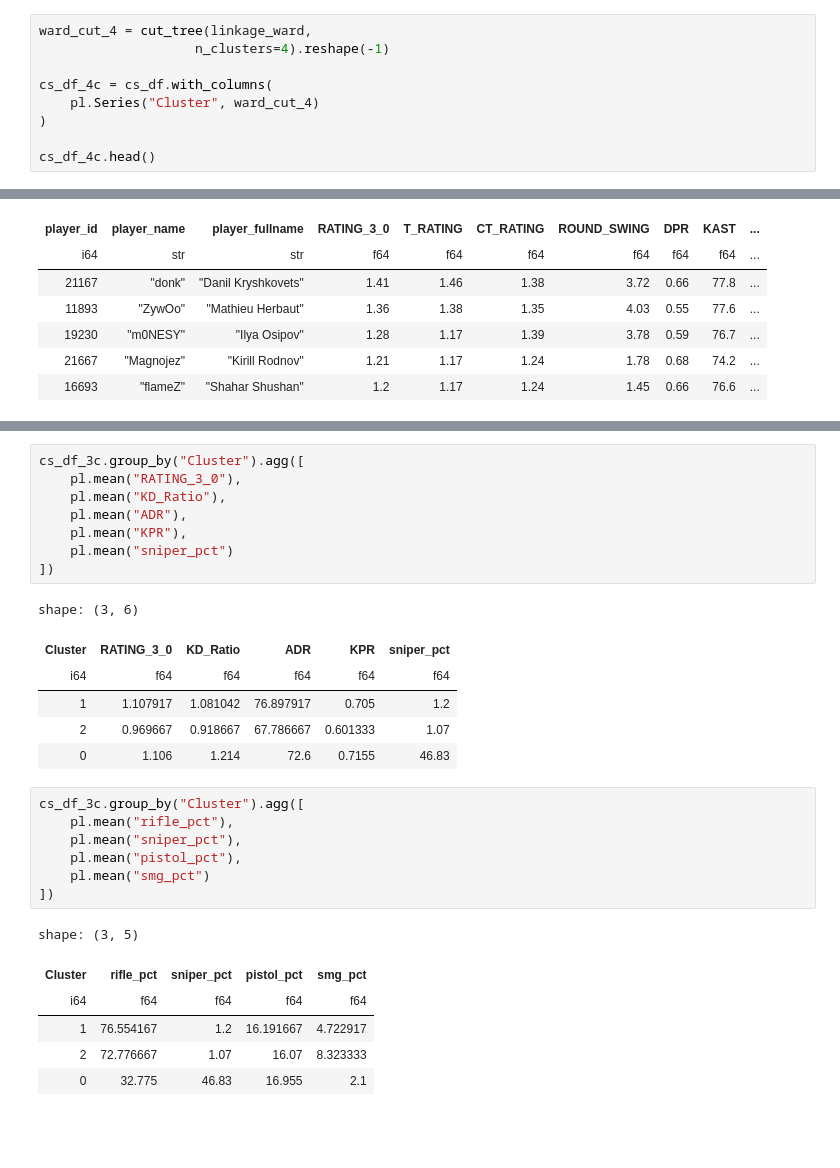
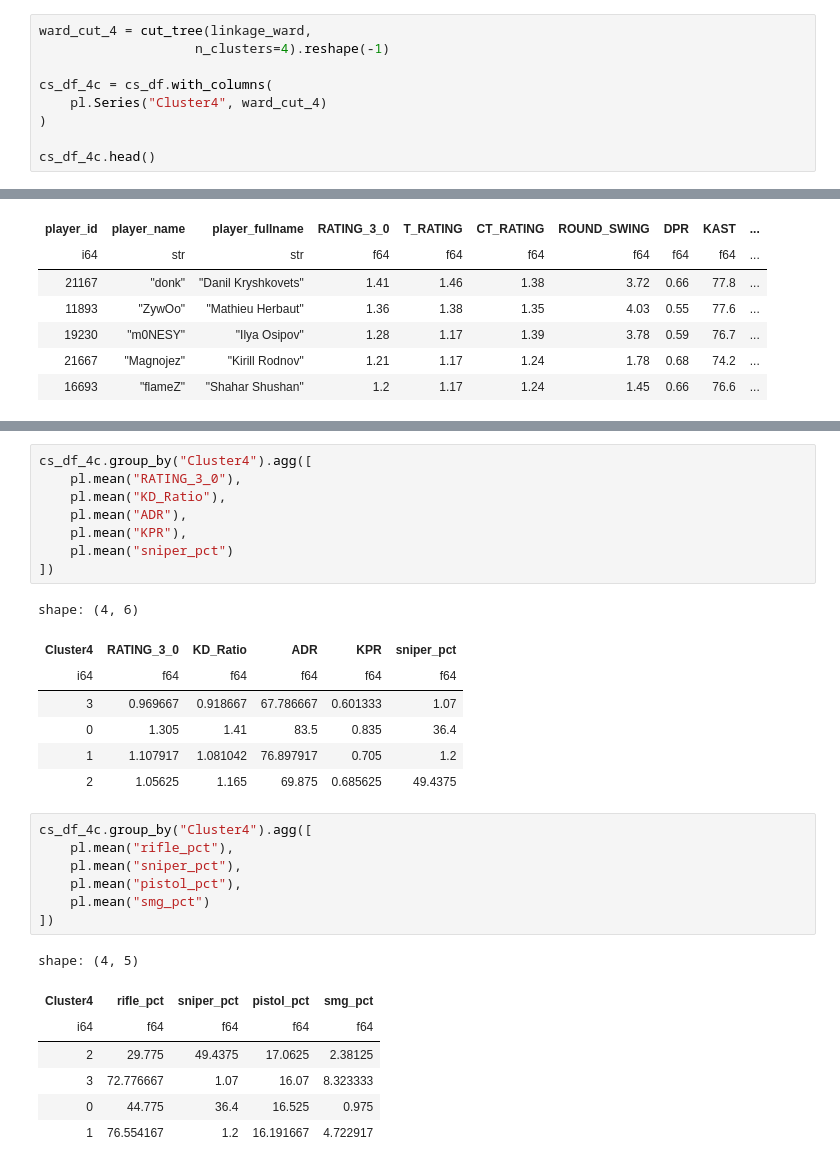
Before and after one commit to dantngn98/hltv_players_unsupervised_learning, a Jupyter notebook: notebooks/Hierarchical_clustering.ipynb, the cells around one changed output, grey strips where cells are left out. Drawn from its saved outputs; the diff is of its cells as text; blank space fills up the shorter version.

```diff
--- a/notebooks/Hierarchical_clustering.ipynb
+++ b/notebooks/Hierarchical_clustering.ipynb
@@ -228,7 +321,7 @@ ward_cut_4 = cut_tree(linkage_ward,
                     n_clusters=4).reshape(-1)
 
 cs_df_4c = cs_df.with_columns(
-    pl.Series("Cluster", ward_cut_4)
+    pl.Series("Cluster4", ward_cut_4)
 )
 
 cs_df_4c.head()
@@ -283,7 +376,7 @@ shape: (30, 3)
 | "jcobbb" | 0.92 | 0.86 |
 | "karrigan" | 0.84 | 0.73 |
 # %%
-cs_df_3c.group_by("Cluster").agg([
+cs_df_4c.group_by("Cluster4").agg([
     pl.mean("RATING_3_0"),
     pl.mean("KD_Ratio"),
     pl.mean("ADR"),
@@ -291,24 +384,26 @@ cs_df_3c.group_by("Cluster").agg([
     pl.mean("sniper_pct")
 ])
 # %% [output]
-shape: (3, 6)
+shape: (4, 6)
-| Cluster | RATING_3_0 | KD_Ratio | ADR | KPR | sniper_pct |
+| Cluster4 | RATING_3_0 | KD_Ratio | ADR | KPR | sniper_pct |
 | i64 | f64 | f64 | f64 | f64 | f64 |
+| 3 | 0.969667 | 0.918667 | 67.786667 | 0.601333 | 1.07 |
+| 0 | 1.305 | 1.41 | 83.5 | 0.835 | 36.4 |
 | 1 | 1.107917 | 1.081042 | 76.897917 | 0.705 | 1.2 |
-| 2 | 0.969667 | 0.918667 | 67.786667 | 0.601333 | 1.07 |
-| 0 | 1.106 | 1.214 | 72.6 | 0.7155 | 46.83 |
+| 2 | 1.05625 | 1.165 | 69.875 | 0.685625 | 49.4375 |
 # %%
-cs_df_3c.group_by("Cluster").agg([
+cs_df_4c.group_by("Cluster4").agg([
     pl.mean("rifle_pct"),
     pl.mean("sniper_pct"),
     pl.mean("pistol_pct"),
     pl.mean("smg_pct")
 ])
 # %% [output]
-shape: (3, 5)
+shape: (4, 5)
-| Cluster | rifle_pct | sniper_pct | pistol_pct | smg_pct |
+| Cluster4 | rifle_pct | sniper_pct | pistol_pct | smg_pct |
 | i64 | f64 | f64 | f64 | f64 |
+| 2 | 29.775 | 49.4375 | 17.0625 | 2.38125 |
+| 3 | 72.776667 | 1.07 | 16.07 | 8.323333 |
+| 0 | 44.775 | 36.4 | 16.525 | 0.975 |
 | 1 | 76.554167 | 1.2 | 16.191667 | 4.722917 |
-| 2 | 72.776667 | 1.07 | 16.07 | 8.323333 |
-| 0 | 32.775 | 46.83 | 16.955 | 2.1 |
 # %%
```
Also changed, not shown: parts of 23 cells of this notebook.
